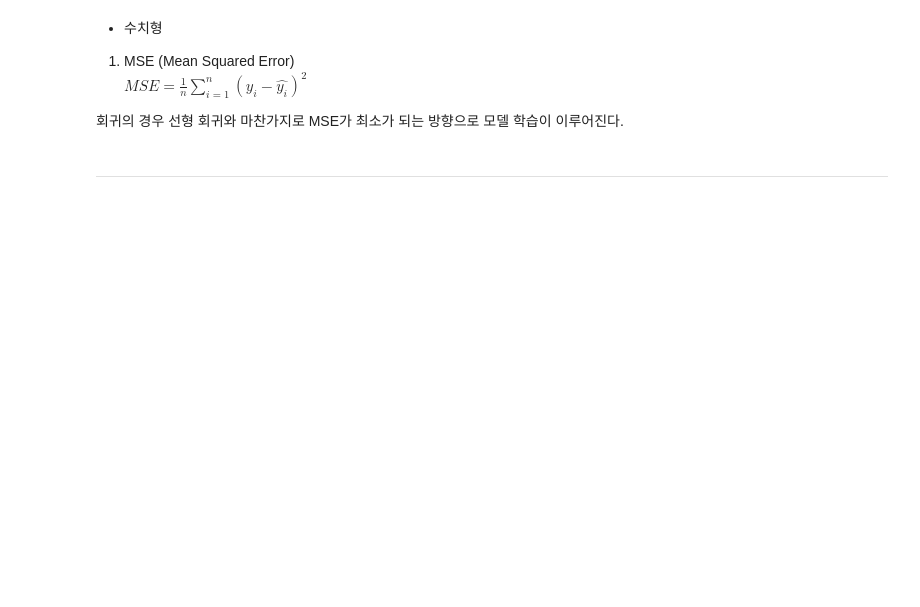
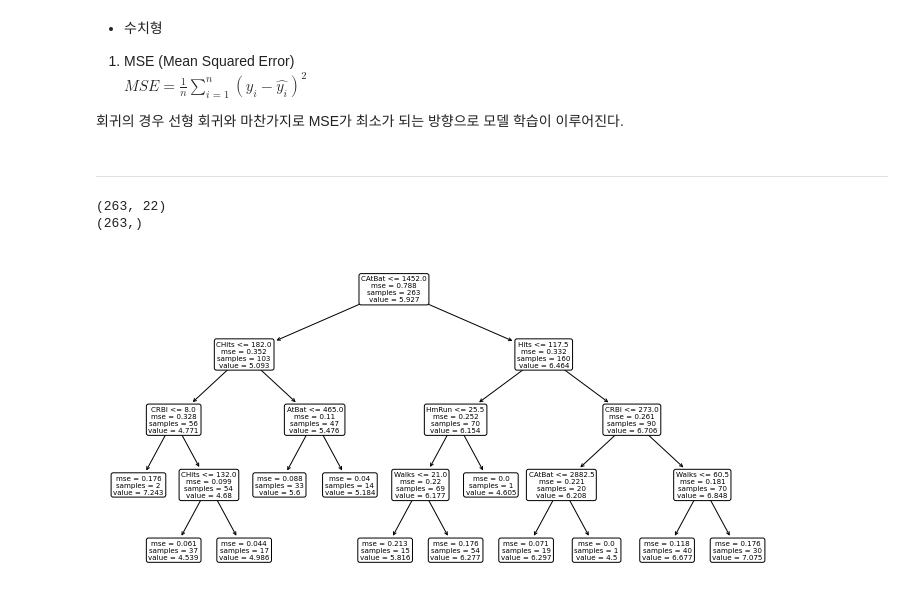
Before and after one commit to iss760/machine-learning, a Jupyter notebook: model/decision_tree.ipynb, the cells around one changed output. Drawn from its saved outputs; the diff is of its cells as text; code cells hidden in the pictures; blank space fills up the shorter version.

Commit message:
Complete regression tree part

```diff
--- a/model/decision_tree.ipynb
+++ b/model/decision_tree.ipynb
@@ -125,5 +126,27 @@ $MSE = \frac{1}{n}\sum^{n}_{i=1}(y_{i}-\hat{y_{i}})^{2}$
 회귀의 경우 선형 회귀와 마찬가지로 MSE가 최소가 되는 방향으로 모델 학습이 이루어진다.
 # %% [markdown]
 ----
+# %%
+# 모든 변수를 활용한 Decision Tree
+X = pd.get_dummies(hitters_data)    # 더미회
+X = X[X.columns.difference(['Salary'])]    # X변수 추출
+y = hitters_data['Salary']    # y변수 추출
+
+print(X.shape)
+print(y.shape)
+# %% [output]
+(263, 22)
+(263,)
 # %%
-# 모든 변수를 활용한 Decision Tree
+# Decision tree 학습
+regr_tree = tree.DecisionTreeRegressor(max_leaf_nodes=12)
+regr_tree.fit(X, y)
+
+# 트리 구조 시각화
+plt.figure(figsize=(12, 6))
+tree.plot_tree(regr_tree,
+               feature_names=X.columns,
+               rounded=True)
+plt.show()
+# %% [output]
+[figure, added]
```
Also changed, not shown: parts of 7 cells of this notebook.
